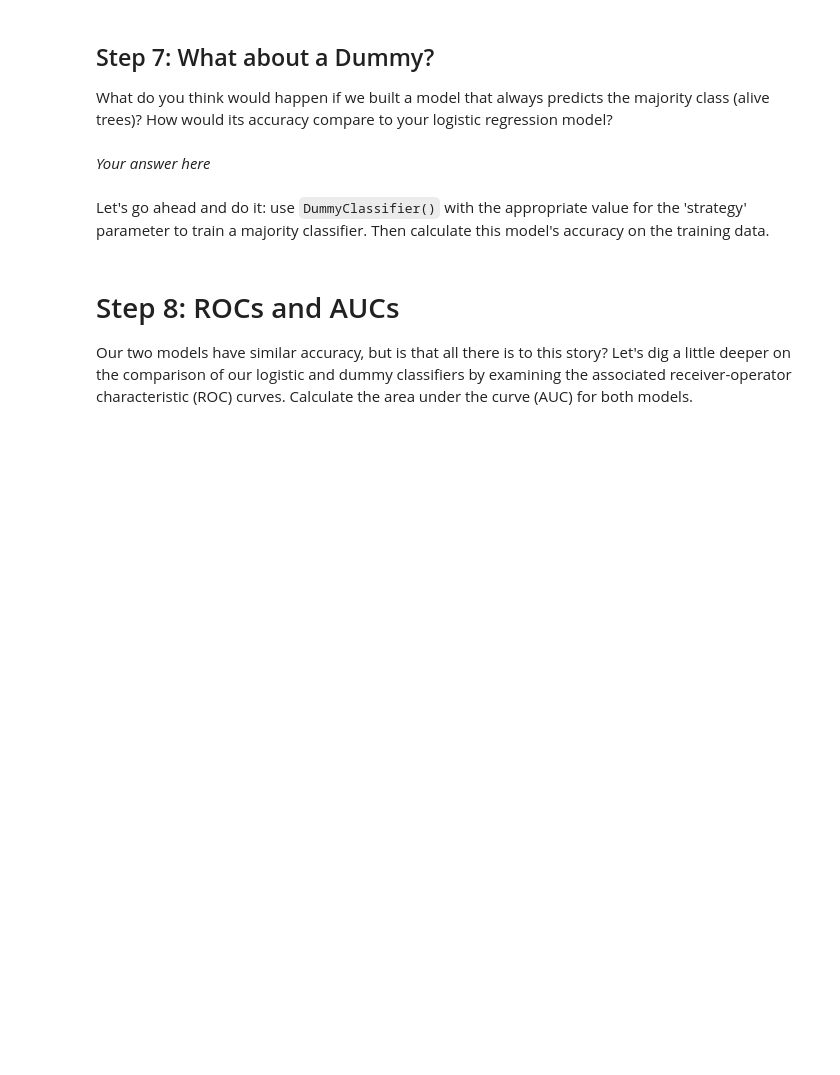
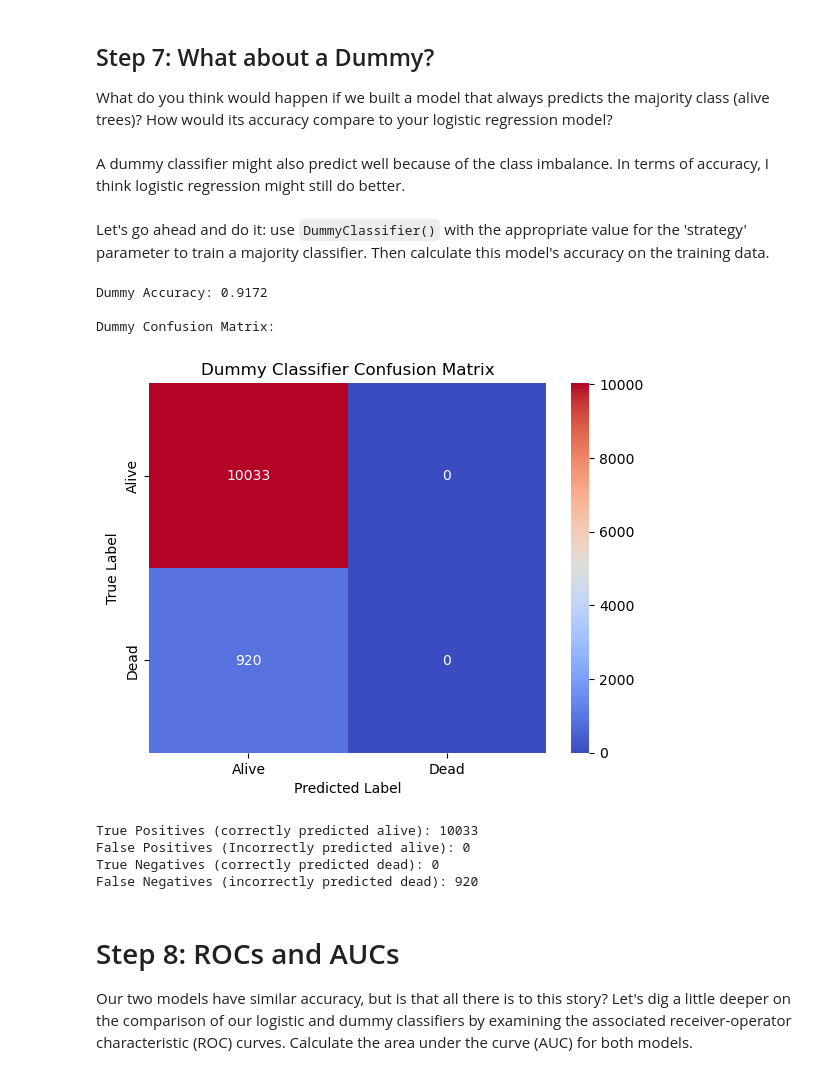
Before and after one commit to ZoeZhouJ/EDS232-labs, a Jupyter notebook: Week3/lab3-wildfire.ipynb, the cells around one changed output. Saved outputs shown, nothing was run; the diff lists cells and outputs as text; code cells hidden in the pictures; blank space fills up the shorter version.

```diff
--- a/Week3/lab3-wildfire.ipynb
+++ b/Week3/lab3-wildfire.ipynb
@@ -151,15 +200,49 @@ Is there a class imbalance in this data set?
 ## Step 7: What about a Dummy?
 What do you think would happen if we built a model that always predicts the majority class (alive trees)? How would its accuracy compare to your logistic regression model?
 # %% [markdown]
-*Your answer here*
+A dummy classifier might also predict well because of the class imbalance. In terms of accuracy, I think logistic regression might still do better.
 # %% [markdown]
 Let's go ahead and do it: use `DummyClassifier()` with the appropriate value for the 'strategy' parameter to train a majority classifier.  Then calculate this model's accuracy on the training data.
 # %%
-...
+# create dummy classifier and fit
+dummy_classifier = DummyClassifier(strategy="most_frequent").fit(X_train_scaled, y_train)
 
+# Predict within training data
+dummy_train_pred = dummy_classifier.predict(X_train_scaled)
+# Calculate model's accuracy on training
+dummy_acc_train = accuracy_score(y_train, dummy_train_pred)
 # Print accuracy and confusion matrix results
-print(f"Dummy Accuracy: ")
+print(f"Dummy Accuracy: {dummy_acc_train:.4f}")
+
+# predict on test data
+dummy_test_pred = dummy_classifier.predict(X_test_scaled)
+# Create confusion matrix
+cm = confusion_matrix(y_test, dummy_test_pred)
+# Calculate metrics
+TN = cm[1,1]
+TP = cm[0,0]
+FP = cm[0,1]
+FN = cm[1,0]
+
 print("\nDummy Confusion Matrix:")
+sns.heatmap(cm, annot=True, fmt="d", cmap='coolwarm', xticklabels=['Alive', 'Dead'], yticklabels=['Alive', 'Dead'])
+plt.title("Dummy Classifier Confusion Matrix")
+plt.xlabel("Predicted Label")
+plt.ylabel("True Label")
+plt.show()
+print(f"\nTrue Positives (correctly predicted alive): {TP}")
+print(f"False Positives (Incorrectly predicted alive): {FP}")
+print(f"True Negatives (correctly predicted dead): {TN}")
+print(f"False Negatives (incorrectly predicted dead): {FN}")
+# %% [output]
+Dummy Accuracy: 0.9172
+
+Dummy Confusion Matrix:
+[figure, added]
+True Positives (correctly predicted alive): 10033
+False Positives (Incorrectly predicted alive): 0
+True Negatives (correctly predicted dead): 0
+False Negatives (incorrectly predicted dead): 920
 # %% [markdown]
 # Step 8: ROCs and AUCs
 Our two models have similar accuracy, but is that all there is to this story?  Let's dig a little deeper on the comparison of our logistic and dummy classifiers by examining the associated receiver-operator characteristic (ROC) curves. Calculate the area under the curve (AUC) for both models.
```
Also changed, not shown: parts of 15 cells of this notebook.
